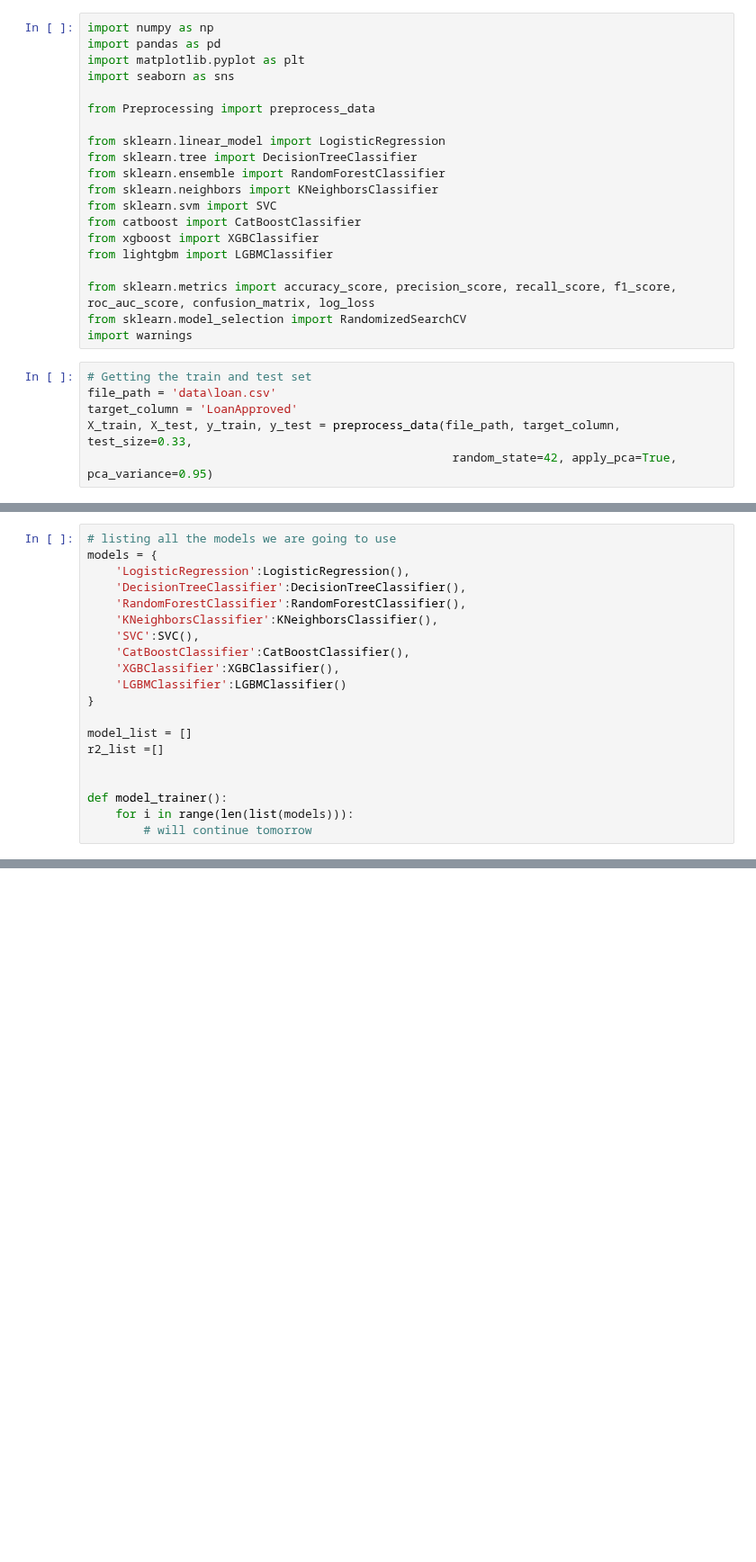
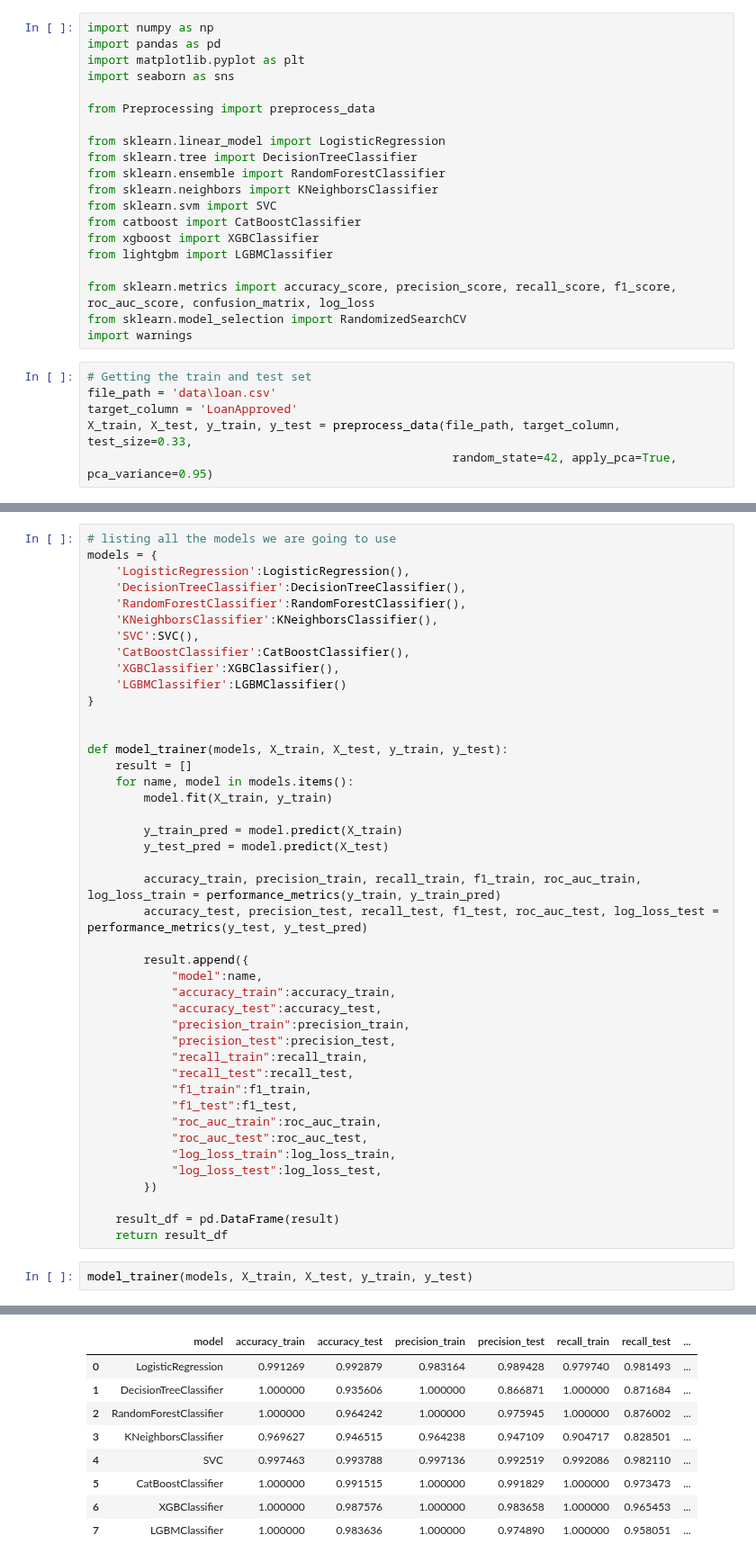
Before and after one commit to samuel-oluwemimo/LoanApproval_EndToEndML, a Jupyter notebook: notebook/Model_Training.ipynb, the cells around one changed output, grey strips where cells are left out. Shown at 90% size. Saved outputs shown, nothing was run; the diff lists cells and outputs as text; blank space fills up the shorter version.

Commit message:
model_training

```diff
--- a/notebook/Model_Training.ipynb
+++ b/notebook/Model_Training.ipynb
@@ -39,20 +38,46 @@ def performance_metrics(true, predicted):
-# %%
-# listing all the models we are going to use
-models = {
-    'LogisticRegression':LogisticRegression(),
-    'DecisionTreeClassifier':DecisionTreeClassifier(),
-    'RandomForestClassifier':RandomForestClassifier(),
-    'KNeighborsClassifier':KNeighborsClassifier(),
-    'SVC':SVC(),
-    'CatBoostClassifier':CatBoostClassifier(),
-    'XGBClassifier':XGBClassifier(),
-    'LGBMClassifier':LGBMClassifier()
-}
-
-model_list = []
-r2_list =[]
-
-
-def model_trainer():
-    for i in range(len(list(models))):
-        # will continue tomorrow
+# %%
+# listing all the models we are going to use
+models = {
+    'LogisticRegression':LogisticRegression(),
+    'DecisionTreeClassifier':DecisionTreeClassifier(),
+    'RandomForestClassifier':RandomForestClassifier(),
+    'KNeighborsClassifier':KNeighborsClassifier(),
+    'SVC':SVC(),
+    'CatBoostClassifier':CatBoostClassifier(),
+    'XGBClassifier':XGBClassifier(),
+    'LGBMClassifier':LGBMClassifier()
+}
+
+
+def model_trainer(models, X_train, X_test, y_train, y_test):
+    result = []
+    for name, model in models.items():
+        model.fit(X_train, y_train)
+
+        y_train_pred = model.predict(X_train)
+        y_test_pred = model.predict(X_test)
+
+        accuracy_train, precision_train, recall_train, f1_train, roc_auc_train, log_loss_train = performance_metrics(y_train, y_train_pred)
+        accuracy_test, precision_test, recall_test, f1_test, roc_auc_test, log_loss_test = performance_metrics(y_test, y_test_pred)
+
+        result.append({
+            "model":name,
+            "accuracy_train":accuracy_train,
+            "accuracy_test":accuracy_test,
+            "precision_train":precision_train,
+            "precision_test":precision_test,
+            "recall_train":recall_train,
+            "recall_test":recall_test,
+            "f1_train":f1_train,
+            "f1_test":f1_test,
+            "roc_auc_train":roc_auc_train,
+            "roc_auc_test":roc_auc_test,
+            "log_loss_train":log_loss_train,
+            "log_loss_test":log_loss_test,
+        })
+
+    result_df = pd.DataFrame(result)
+    return result_df
+# %%
+model_trainer(models, X_train, X_test, y_train, y_test)
+# %% [output]
@@ -58,0 +101,9 @@ def model_trainer():
+|  | model | accuracy_train | accuracy_test | precision_train | precision_test | recall_train | recall_test | ... |
+| 0 | LogisticRegression | 0.991269 | 0.992879 | 0.983164 | 0.989428 | 0.979740 | 0.981493 | ... |
+| 1 | DecisionTreeClassifier | 1.000000 | 0.935606 | 1.000000 | 0.866871 | 1.000000 | 0.871684 | ... |
+| 2 | RandomForestClassifier | 1.000000 | 0.964242 | 1.000000 | 0.975945 | 1.000000 | 0.876002 | ... |
+| 3 | KNeighborsClassifier | 0.969627 | 0.946515 | 0.964238 | 0.947109 | 0.904717 | 0.828501 | ... |
+| 4 | SVC | 0.997463 | 0.993788 | 0.997136 | 0.992519 | 0.992086 | 0.982110 | ... |
+| 5 | CatBoostClassifier | 1.000000 | 0.991515 | 1.000000 | 0.991829 | 1.000000 | 0.973473 | ... |
+| 6 | XGBClassifier | 1.000000 | 0.987576 | 1.000000 | 0.983658 | 1.000000 | 0.965453 | ... |
+| 7 | LGBMClassifier | 1.000000 | 0.983636 | 1.000000 | 0.974890 | 1.000000 | 0.958051 | ... |
```
Also changed, not shown: parts of 3 cells of this notebook, 4 other files.
